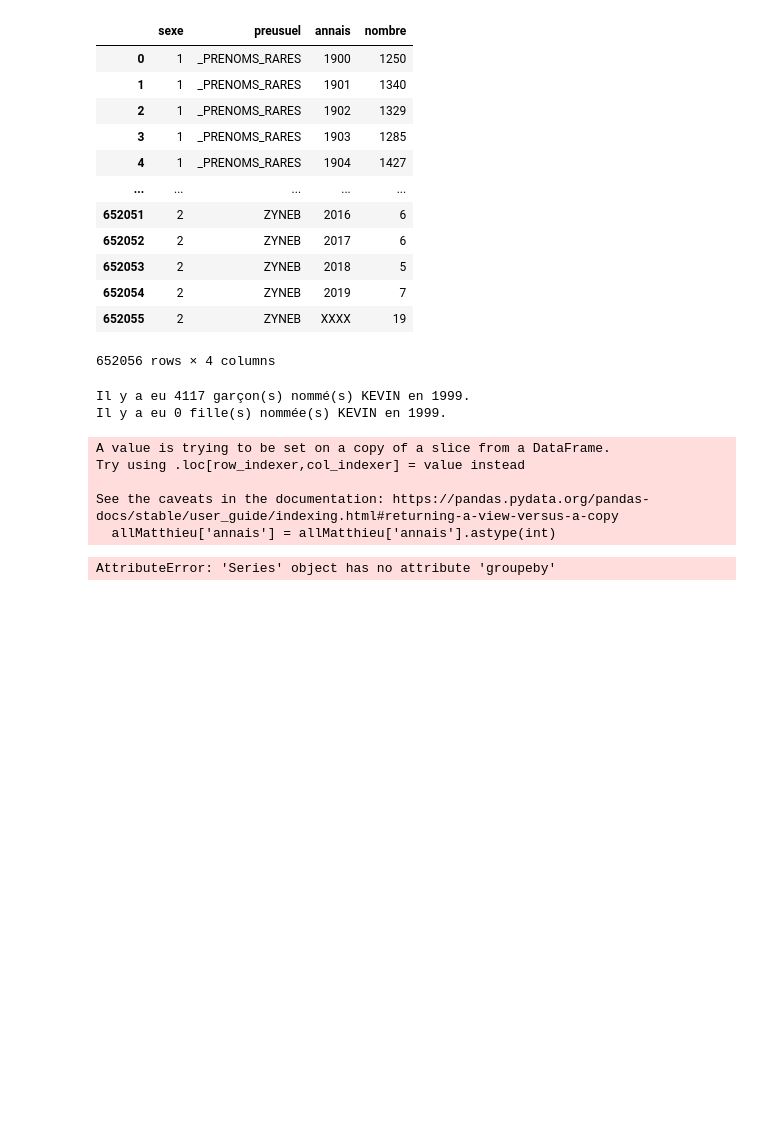
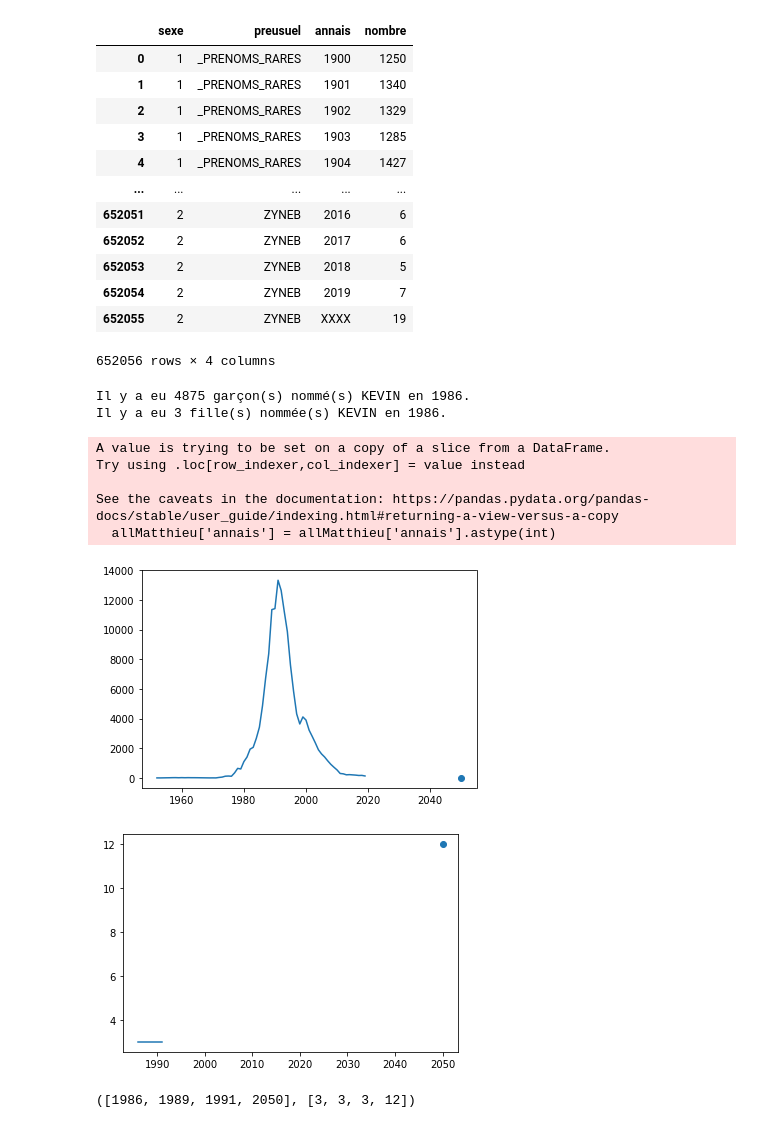
Before and after one commit to MatthieuRodet/ProjetStatistique, a Jupyter notebook: Projet.ipynb, the cells around one changed output. Saved outputs shown, nothing was run; the diff lists cells and outputs as text; code cells hidden in the pictures; blank space fills up the shorter version.

```diff
--- a/Projet.ipynb
+++ b/Projet.ipynb
@@ -32,30 +32,42 @@ def search(name, year):
                 result[prenoms['sexe'][i] - 1] = prenoms['nombre'][i]
     return result
 
-research = 'KEVIN', '1999'
+research = 'KEVIN', '1986'
 
 result = search(research[0], research[1])
 
 print("Il y a eu " + str(result[0]) + " garçon(s) nommé(s) " + research[0] + " en " + research[1] + ".")
 print("Il y a eu " + str(result[1]) + " fille(s) nommée(s) " + research[0] + " en " + research[1] + ".")
 # %% [output]
-Il y a eu 4117 garçon(s) nommé(s) KEVIN en 1999.
-Il y a eu 0 fille(s) nommée(s) KEVIN en 1999.
+Il y a eu 4875 garçon(s) nommé(s) KEVIN en 1986.
+Il y a eu 3 fille(s) nommée(s) KEVIN en 1986.
-# %%
-prenoms = prenoms.replace('XXXX', '2050')
-
-isMatthieu = prenoms['preusuel']=='MATTHIEU'
-allMatthieu = prenoms[isMatthieu]
-
-
-allMatthieu['annais'] = allMatthieu['annais'].astype(int)
-
-
-allMatthieu.groupeby('annais').hist()
-# %% [output]
-A value is trying to be set on a copy of a slice from a DataFrame.
-Try using .loc[row_indexer,col_indexer] = value instead
-
-See the caveats in the documentation: https://pandas.pydata.org/pandas-docs/stable/user_guide/indexing.html#returning-a-view-versus-a-copy
-  allMatthieu['annais'] = allMatthieu['annais'].astype(int)
-AttributeError: 'Series' object has no attribute 'groupeby'
+# %%
+prenoms = prenoms.replace('XXXX', '2050')
+
+isMatthieu = prenoms['preusuel']=='KEVIN'
+allMatthieu = prenoms[isMatthieu]
+
+
+allMatthieu['annais'] = allMatthieu['annais'].astype(int)
+
+X_M = [x for x in allMatthieu[allMatthieu.sexe==1].annais.array]
+Y_M = [y for y in allMatthieu[allMatthieu.sexe==1].nombre.array]
+X_F = [x for x in allMatthieu[allMatthieu.sexe==2].annais.array]
+Y_F = [y for y in allMatthieu[allMatthieu.sexe==2].nombre.array]
+
+plt.plot(X_M[:-1], Y_M[:-1])
+plt.scatter(X_M[-1], Y_M[-1])
+plt.show()
+plt.plot(X_F[:-1], Y_F[:-1])
+plt.scatter(X_F[-1], Y_F[-1])
+plt.show()
+X_F, Y_F
+# %% [output]
+A value is trying to be set on a copy of a slice from a DataFrame.
+Try using .loc[row_indexer,col_indexer] = value instead
+
+See the caveats in the documentation: https://pandas.pydata.org/pandas-docs/stable/user_guide/indexing.html#returning-a-view-versus-a-copy
+  allMatthieu['annais'] = allMatthieu['annais'].astype(int)
+[figure, added]
+[figure, added]
+([1986, 1989, 1991, 2050], [3, 3, 3, 12])
```
Also changed, not shown: parts of 1 cell of this notebook.
